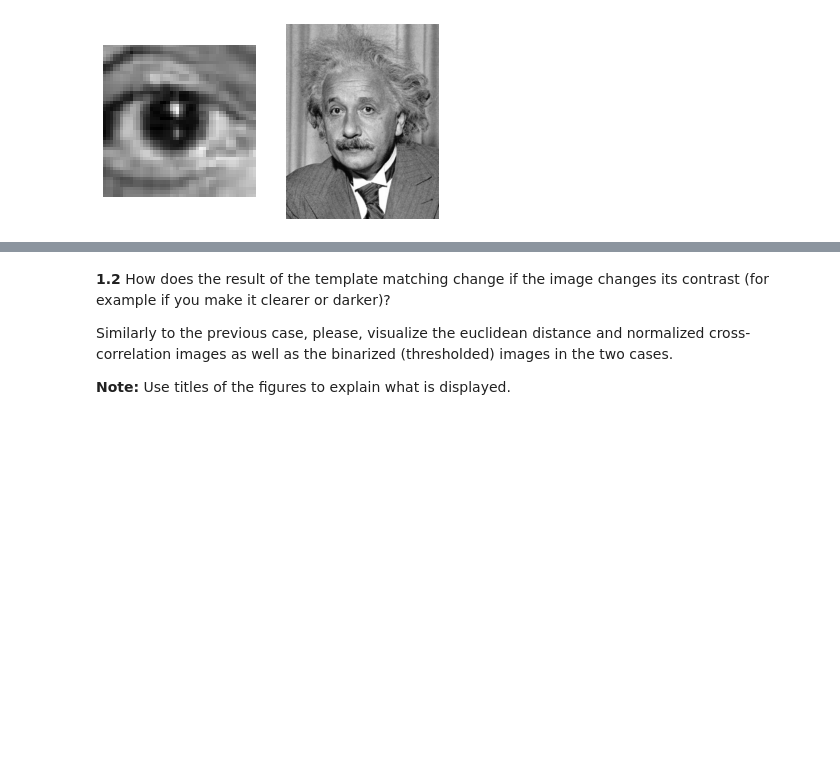
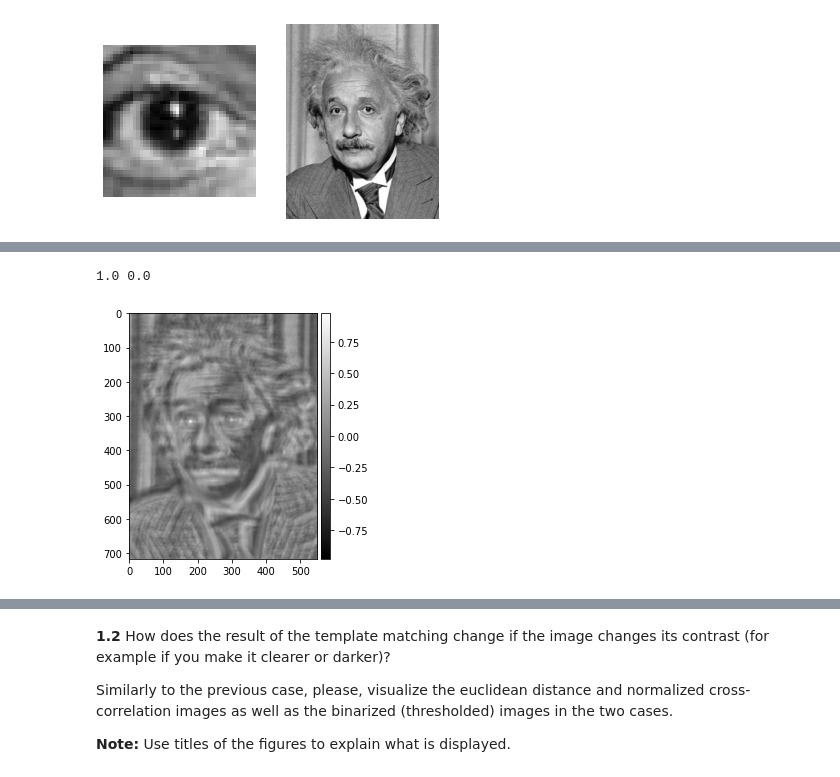
Before and after one commit to PauSolerValades/VA, a Jupyter notebook: Practica4/p4_Part1/p4_2021-2022_Part1.ipynb, the cells around one changed output, grey strips where cells are left out. Drawn from its saved outputs; the diff is of its cells as text; code cells hidden in the pictures; blank space fills up the shorter version.

```diff
--- a/Practica4/p4_Part1/p4_2021-2022_Part1.ipynb
+++ b/Practica4/p4_Part1/p4_2021-2022_Part1.ipynb
@@ -77,0 +76,21 @@ Create a function for template matching applying SSD distance and normalized cro
+# %%
+from skimage.color import rgb2gray
+from skimage.feature import match_template
+from skimage import img_as_float
+
+einstein = io.imread('./images/einstein.png')
+eye = io.imread('./images/eye.png')
+
+einstein = rgb2gray(img_as_float(einstein))
+eye = rgb2gray(img_as_float(eye))
+
+
+print(einstein.max(), einstein.min())
+result = match_template(einstein, eye)
+
+
+io.imshow(result, cmap='gray')
+plt.show()
+# %% [output]
+1.0 0.0
+[figure, added]
```
Also changed, not shown: parts of 2 cells of this notebook, 1 other file.
